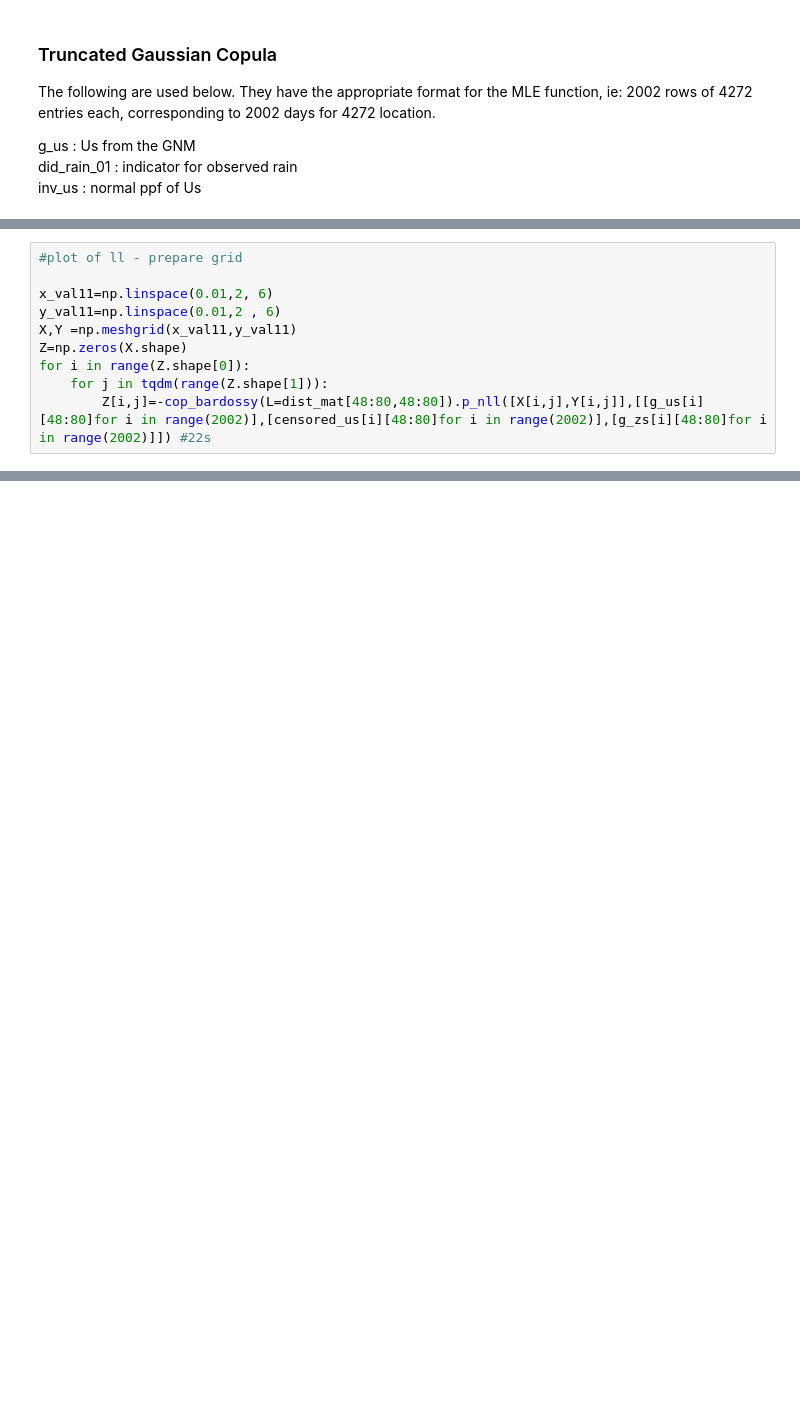
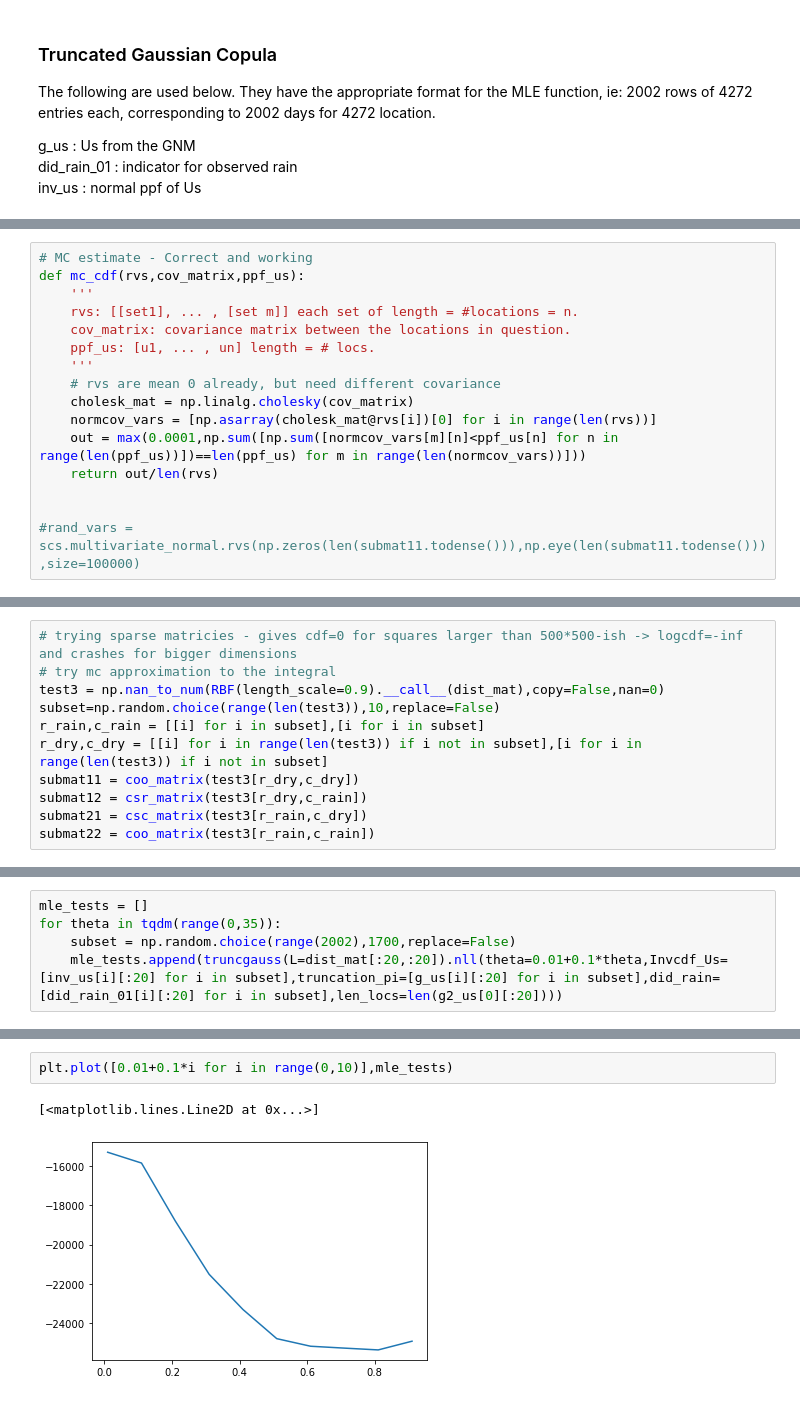
Before and after one commit to Huk-David/SpaDep_VCop, a Jupyter notebook: Publication_work/Copulas_gamma.ipynb, the cells around one changed output, grey strips where cells are left out. Cells and saved outputs as stored; diff of their text form; blank space fills up the shorter version.

```diff
--- a/Publication_work/Copulas_gamma.ipynb
+++ b/Publication_work/Copulas_gamma.ipynb
@@ -386,0 +443,16 @@ with open('censored_us.txt','rb') as f:
+# %%
+# MC estimate - Correct and working
+def mc_cdf(rvs,cov_matrix,ppf_us):
+    '''
+    rvs: [[set1], ... , [set m]] each set of length = #locations = n.
+    cov_matrix: covariance matrix between the locations in question.
+    ppf_us: [u1, ... , un] length = # locs.
+    '''
+    # rvs are mean 0 already, but need different covariance
+    cholesk_mat = np.linalg.cholesky(cov_matrix)
+    normcov_vars = [np.asarray(cholesk_mat@rvs[i])[0] for i in range(len(rvs))]
+    out = max(0.0001,np.sum([np.sum([normcov_vars[m][n]<ppf_us[n] for n in range(len(ppf_us))])==len(ppf_us) for m in range(len(normcov_vars))]))
+    return out/len(rvs)
+
+
+#rand_vars = scs.multivariate_normal.rvs(np.zeros(len(submat11.todense())),np.eye(len(submat11.todense())),size=100000)
@@ -504,10 +587,0 @@ truncgauss(L=dist_mat[:16,:16]).eval_nll(theta=3,Invcdf_Us=[inv_us[i][:16] for i
-# %%
-#plot of ll - prepare grid
-
-x_val11=np.linspace(0.01,2, 6)
-y_val11=np.linspace(0.01,2 , 6)
-X,Y =np.meshgrid(x_val11,y_val11)
-Z=np.zeros(X.shape)
-for i in range(Z.shape[0]):
-    for j in tqdm(range(Z.shape[1])):
-        Z[i,j]=-cop_bardossy(L=dist_mat[48:80,48:80]).p_nll([X[i,j],Y[i,j]],[[g_us[i][48:80]for i in range(2002)],[censored_us[i][48:80]for i in range(2002)],[g_zs[i][48:80]for i in range(2002)]]) #22s
@@ -523,0 +610,11 @@ plt.show()
+# %%
+# trying sparse matricies - gives cdf=0 for squares larger than 500*500-ish -> logcdf=-inf and crashes for bigger dimensions
+# try mc approximation to the integral
+test3 = np.nan_to_num(RBF(length_scale=0.9).__call__(dist_mat),copy=False,nan=0)
+subset=np.random.choice(range(len(test3)),10,replace=False)
+r_rain,c_rain = [[i] for i in subset],[i for i in subset]
+r_dry,c_dry = [[i] for i in range(len(test3)) if i not in subset],[i for i in range(len(test3)) if i not in subset]
+submat11 = coo_matrix(test3[r_dry,c_dry])
+submat12 = csr_matrix(test3[r_dry,c_rain])
+submat21 = csc_matrix(test3[r_rain,c_dry])
+submat22 = coo_matrix(test3[r_rain,c_rain])
@@ -523,0 +636,5 @@ plt.show()
+# %%
+mle_tests = []
+for theta in tqdm(range(0,35)):
+    subset = np.random.choice(range(2002),1700,replace=False)
+    mle_tests.append(truncgauss(L=dist_mat[:20,:20]).nll(theta=0.01+0.1*theta,Invcdf_Us=[inv_us[i][:20] for i in subset],truncation_pi=[g_us[i][:20] for i in subset],did_rain=[did_rain_01[i][:20] for i in subset],len_locs=len(g2_us[0][:20])))
@@ -523,0 +647,5 @@ plt.show()
+# %%
+plt.plot([0.01+0.1*i for i in range(0,10)],mle_tests)
+# %% [output]
+[<matplotlib.lines.Line2D at 0x...>]
+[figure, added]
```
Also changed, not shown: parts of 27 cells of this notebook.
